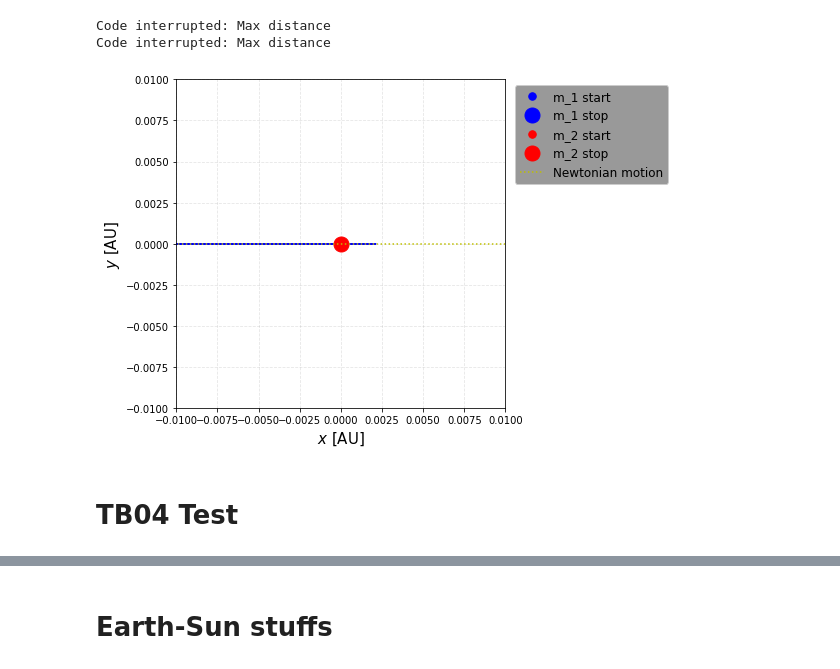
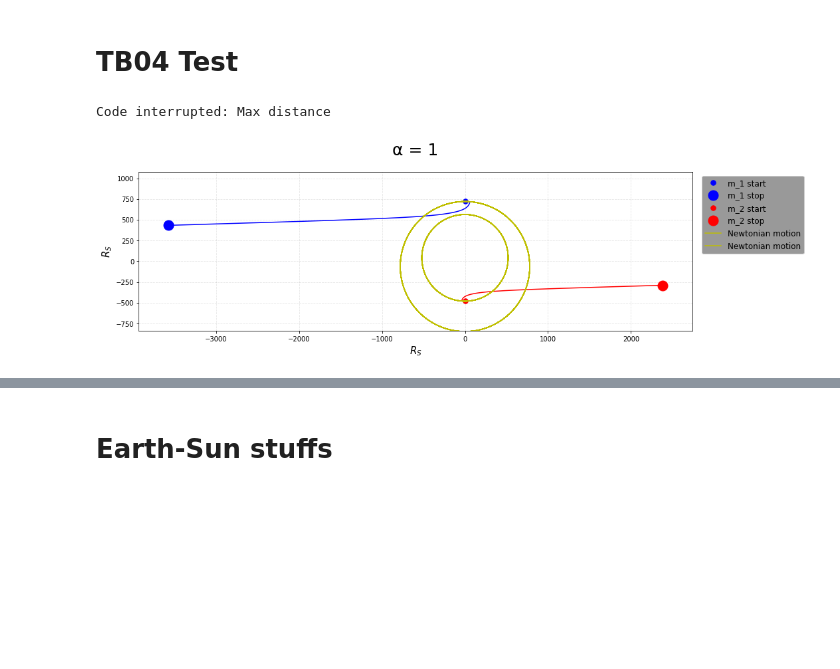
Before and after one commit to carlivas/Binary-Black-Hole-Orbitals, a Jupyter notebook: 04 POST MINKOWSKIAN EXPANSION/test.ipynb, the cells around one changed output, grey strips where cells are left out. Saved outputs shown, nothing was run; the diff lists cells and outputs as text; code cells hidden in the pictures; blank space fills up the shorter version.

```diff
--- a/04 POST MINKOWSKIAN EXPANSION/test.ipynb
+++ b/04 POST MINKOWSKIAN EXPANSION/test.ipynb
@@ -1,39 +1,49 @@
-# %%
-%run ./Functions_PM.ipynb
-
-
-m_1 = M_earth
-m_2 = M_sun
-v_1 = np.array([1e3,        0.])
-v_2 = np.array([0.,         0.])
-x_1 = np.array([-152.100e9, 0.])
-x_2 = np.array([0.,         0.])
-
-
-
-s = x_1, x_2, v_1, v_2, m_1, m_2
-t_max = 1e8/3
-res = 5e4
-dt = t_max/res
-positionsN = run_modelN(s, t_max = t_max, dt = dt)
-positions = run_model(s, t_max = t_max, dt = dt)
-# %% [output]
-Code interrupted: Max distance
-Code interrupted: Max distance
-# %%
-%run ./Functions_PM.ipynb
-
-M = slice(0, -1, 1)
-# orbPlotter(positions, positionsN, slice = M)
-
-lim = 1e-2
-lims = (-lim, lim)
-# lims = 0.1
-orbPlotter(positions, positionsN, slice = M, xlim=lims, ylim=lims)
-# %% [output]
-[figure, removed]
 # %% [markdown]
 # TB04 Test
+# %%
+%run ./Functions_PM.ipynb
+
+c = const.c.value
+G = const.G.value
+M_sun = const.M_sun.value
+M_earth = const.M_earth.value
+
+x_1 = np.array([0., 1000.])
+x_2 = np.array([0., -200.])
+v_1 = np.array([0.005, 0.])
+v_2 = np.array([-0.01, 0.])
+a_1 = np.array([0.,    0.])
+a_2 = np.array([0.,    0.])
+m_1 = 10e-2
+m_2 = 15e-2
+
+s = x_1, x_2, v_1, v_2, m_1, m_2
+
+t_max = 1e7/2
+res = 1e6
+dt = t_max/res
+
+
+positionsN = run_modelN(s, t_max=t_max, dt=dt, DL=True)
+positions1, momenta1 = run_model(s, t_max=t_max, dt=dt, DL=True, return_momenta=True, α = 1)
+# positions2, momenta2 = run_model(s, t_max=t_max, dt=dt, DL=True, return_momenta=True, α = 0)
+# positions3, momenta3 = run_model(s, t_max=t_max, dt=dt, DL=True, return_momenta=True, α = 0.001)
+
+Positions = [positions1]
+Momenta = [momenta1]
+
+M = slice(0, -1, 1)
+# orbPlotter(positions, positionsN, slice = M)
+
+# lim = 1e-2
+# lims = (-lim, lim)
+lims = 0
+orbPlotter(positions1, positionsN, slice = M, xlim=lims, ylim=lims, DL = True, filename='α = 1', figsize=(15,5))
+# orbPlotter(positions2, positionsN, slice = M, xlim=lims, ylim=lims, DL = True, filename='α = 0', figsize=(15,5))
+# orbPlotter(positions3, positionsN, slice = M, xlim=lims, ylim=lims, DL = True, filename='α = 0.001', figsize=(15,5))
+# %% [output]
+Code interrupted: Max distance
+[figure, added]
 # %%
 %run ./Functions_PM.ipynb
 
```
Also changed, not shown: parts of 9 cells of this notebook, 7 other files.
